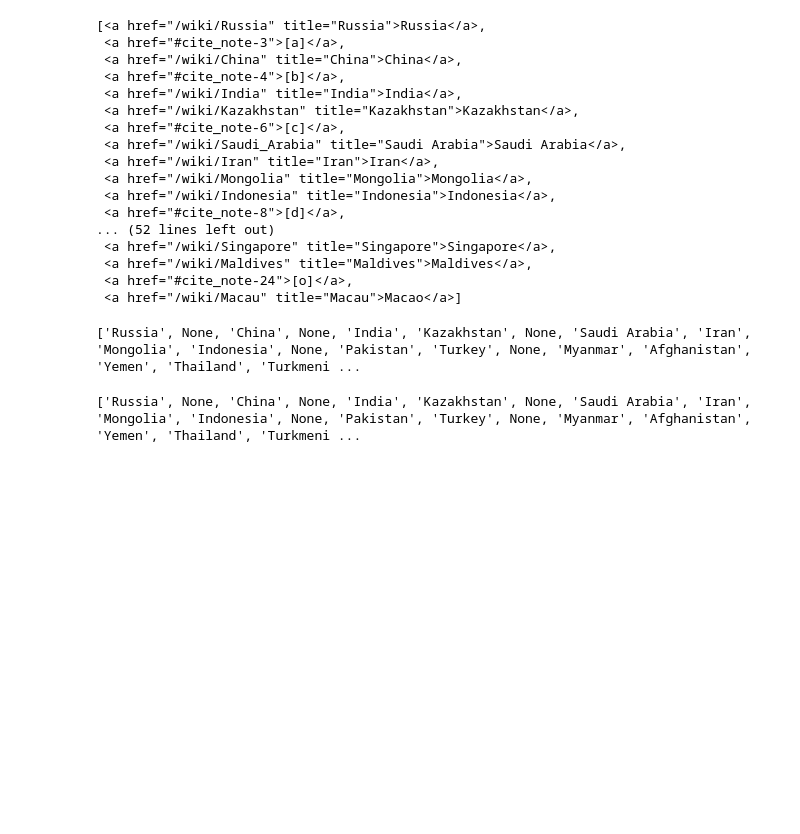
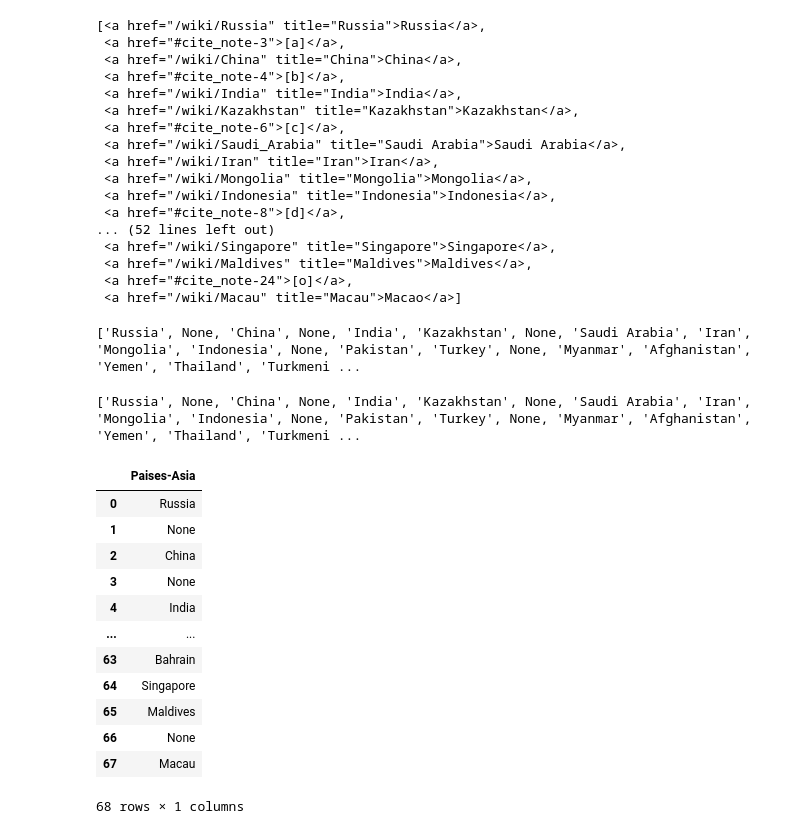
Before and after one commit to hugodevelopment/Web-Scraping, a Jupyter notebook: Wikipedia_Raspagem.ipynb, the cells around one changed output. Saved outputs shown, nothing was run; the diff lists cells and outputs as text; code cells hidden in the pictures; blank space fills up the shorter version.

```diff
--- a/Wikipedia_Raspagem.ipynb
+++ b/Wikipedia_Raspagem.ipynb
@@ -42,3 +61,22 @@ for pais in links:
 print(paises)
 # %% [output]
 ['Russia', None, 'China', None, 'India', 'Kazakhstan', None, 'Saudi Arabia', 'Iran', 'Mongolia', 'Indonesia', None, 'Pakistan', 'Turkey', None, 'Myanmar', 'Afghanistan', 'Yemen', 'Thailand', 'Turkmeni ...
+# %%
+import pandas as pd
+df = pd.DataFrame()
+df["Paises-Asia"] = paises
+df
+# %% [output]
+|  | Paises-Asia |
+| 0 | Russia |
+| 1 | None |
+| 2 | China |
+| 3 | None |
+| 4 | India |
+| ... | ... |
+| 63 | Bahrain |
+| 64 | Singapore |
+| 65 | Maldives |
+| 66 | None |
+| 67 | Macau |
+68 rows × 1 columns
```
Also changed, not shown: parts of 1 cell of this notebook.
